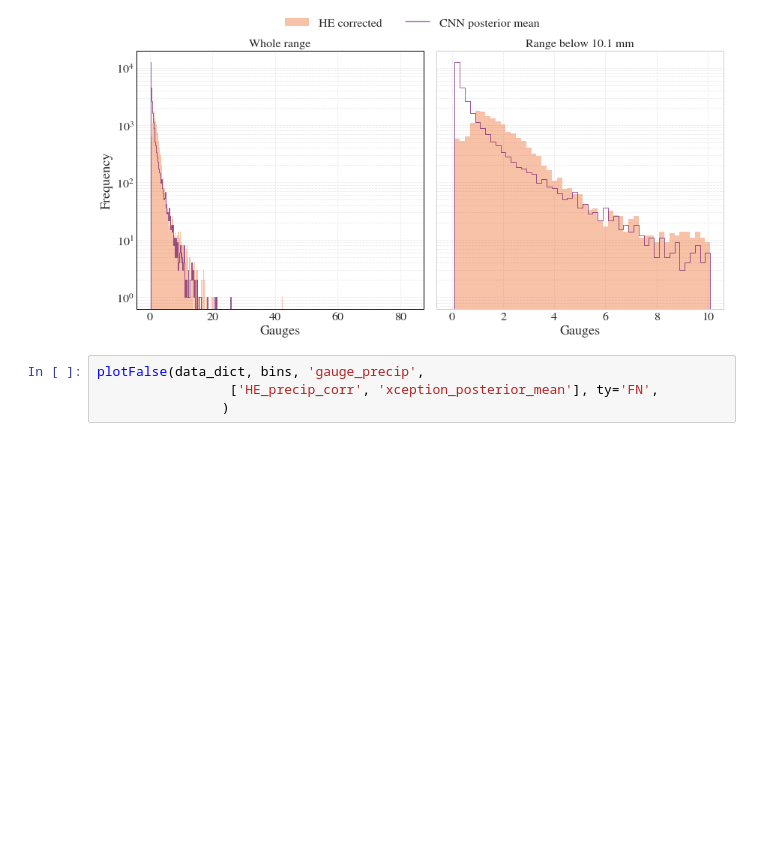
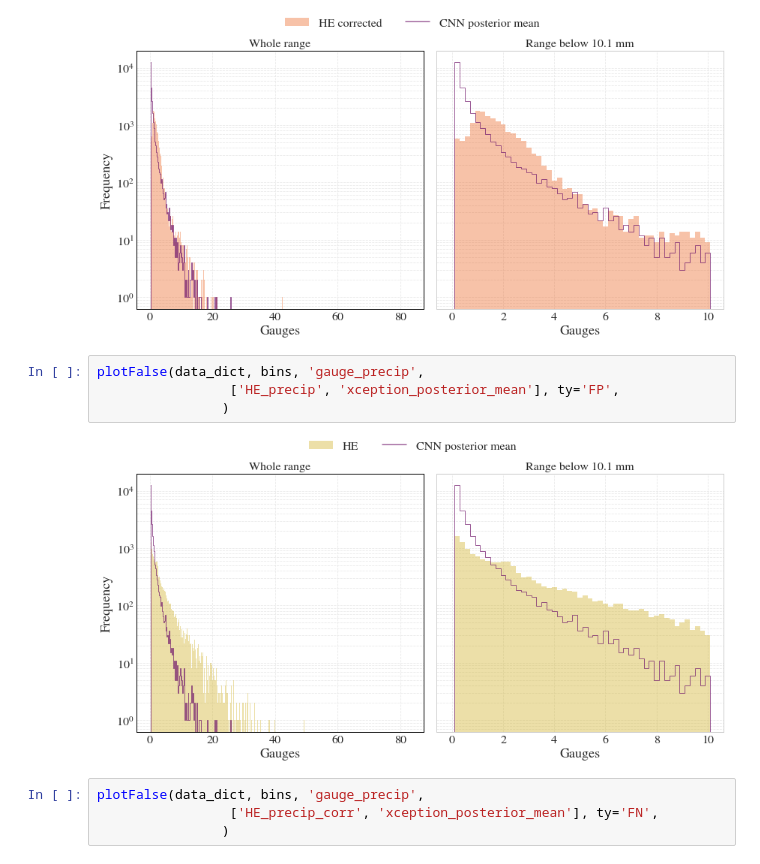
Before and after one commit to ingridingemarsson/geostat-masters-thesis, a Jupyter notebook: notebooks/compare_gauge_he_preds.ipynb, the cells around one changed output. Saved outputs shown, nothing was run; the diff lists cells and outputs as text; blank space fills up the shorter version.

```diff
--- a/notebooks/compare_gauge_he_preds.ipynb
+++ b/notebooks/compare_gauge_he_preds.ipynb
@@ -263,6 +263,12 @@ plotFalse(data_dict, bins, 'gauge_precip',
                 )
 # %% [output]
 [figure]
+# %%
+plotFalse(data_dict, bins, 'gauge_precip',
+                 ['HE_precip', 'xception_posterior_mean'], ty='FP',
+                )
+# %% [output]
+[figure, added]
 # %%
 plotFalse(data_dict, bins, 'gauge_precip',
                  ['HE_precip_corr', 'xception_posterior_mean'], ty='FN',
```
Also changed, not shown: parts of 12 cells of this notebook, 2 other files.
